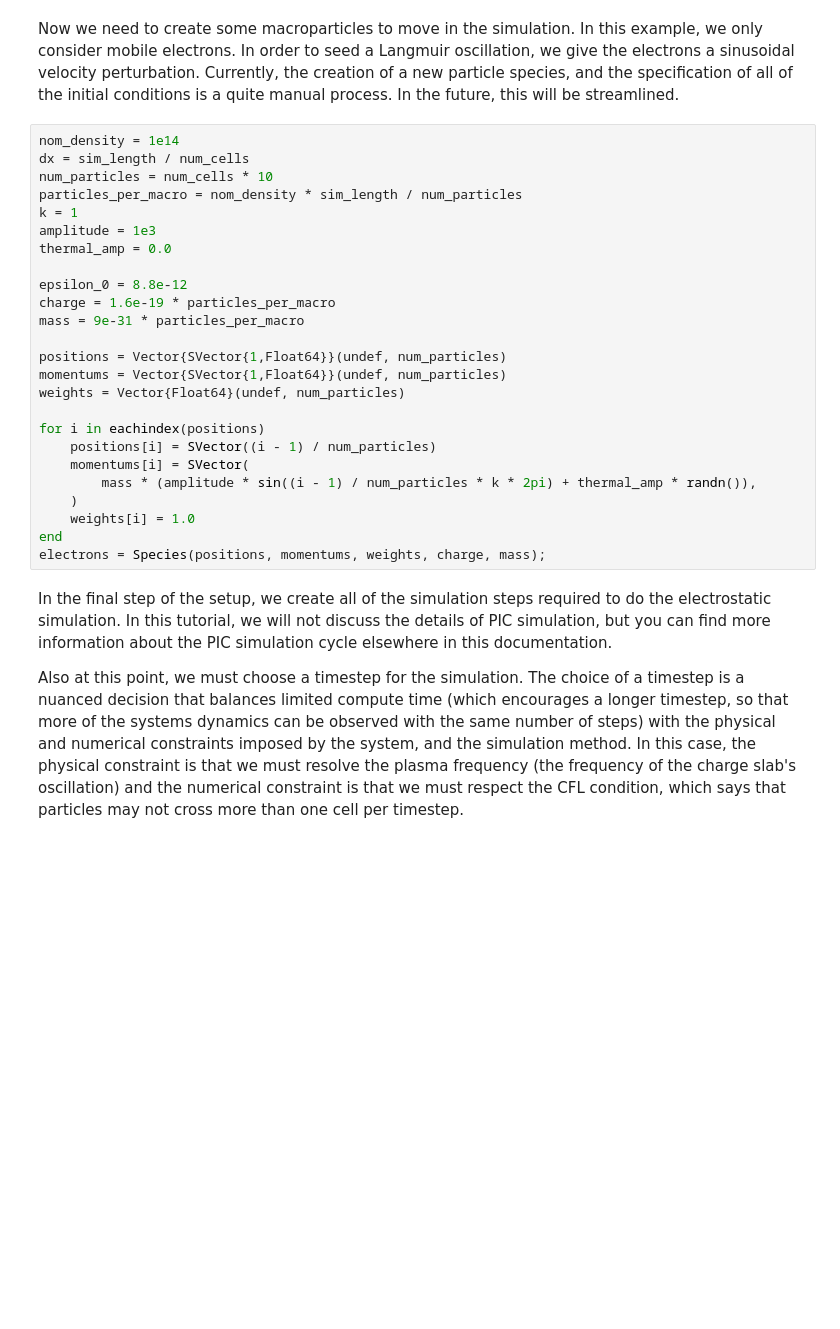
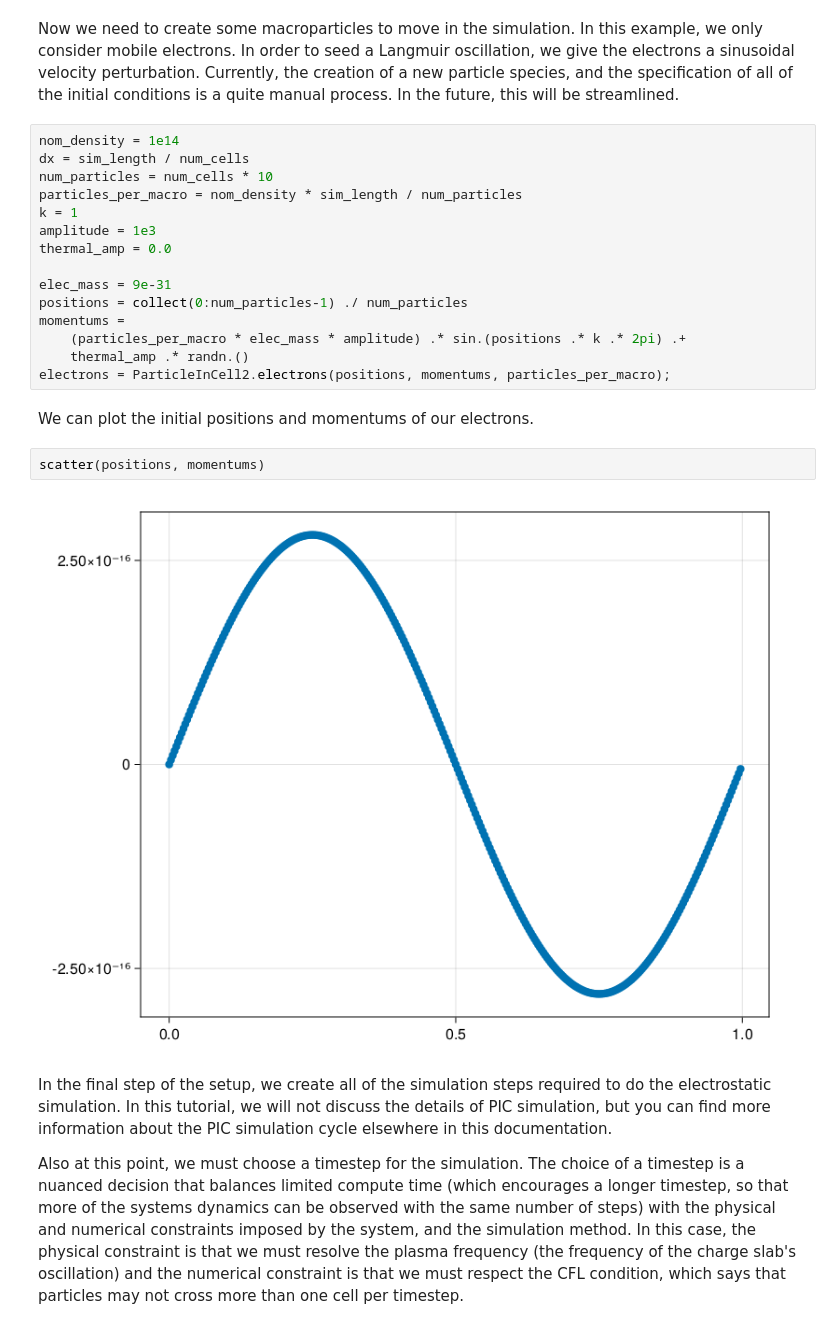
Before and after one commit to JuliaPlasma/ParticleInCell.jl, a Jupyter notebook: dev/examples/tutorial/langmuir_oscillation.ipynb, the cells around one changed output. Cells and saved outputs as stored; diff of their text form; blank space fills up the shorter version.

```diff
--- a/dev/examples/tutorial/langmuir_oscillation.ipynb
+++ b/dev/examples/tutorial/langmuir_oscillation.ipynb
@@ -76,22 +72,18 @@ k = 1
 amplitude = 1e3
 thermal_amp = 0.0
 
-epsilon_0 = 8.8e-12
-charge = 1.6e-19 * particles_per_macro
-mass = 9e-31 * particles_per_macro
-
-positions = Vector{SVector{1,Float64}}(undef, num_particles)
-momentums = Vector{SVector{1,Float64}}(undef, num_particles)
-weights = Vector{Float64}(undef, num_particles)
-
-for i in eachindex(positions)
-    positions[i] = SVector((i - 1) / num_particles)
-    momentums[i] = SVector(
-        mass * (amplitude * sin((i - 1) / num_particles * k * 2pi) + thermal_amp * randn()),
-    )
-    weights[i] = 1.0
-end
-electrons = Species(positions, momentums, weights, charge, mass);
+elec_mass = 9e-31
+positions = collect(0:num_particles-1) ./ num_particles
+momentums =
+    (particles_per_macro * elec_mass * amplitude) .* sin.(positions .* k .* 2pi) .+
+    thermal_amp .* randn.()
+electrons = ParticleInCell2.electrons(positions, momentums, particles_per_macro);
+# %% [markdown]
+We can plot the initial positions and momentums of our electrons.
+# %%
+scatter(positions, momentums)
+# %% [output]
+[figure, added]
 # %% [markdown]
 In the final step of the setup, we create all of the simulation steps
 required to do the electrostatic simulation. In this tutorial, we will not
```
Also changed, not shown: parts of 10 cells of this notebook, 15 other files.
